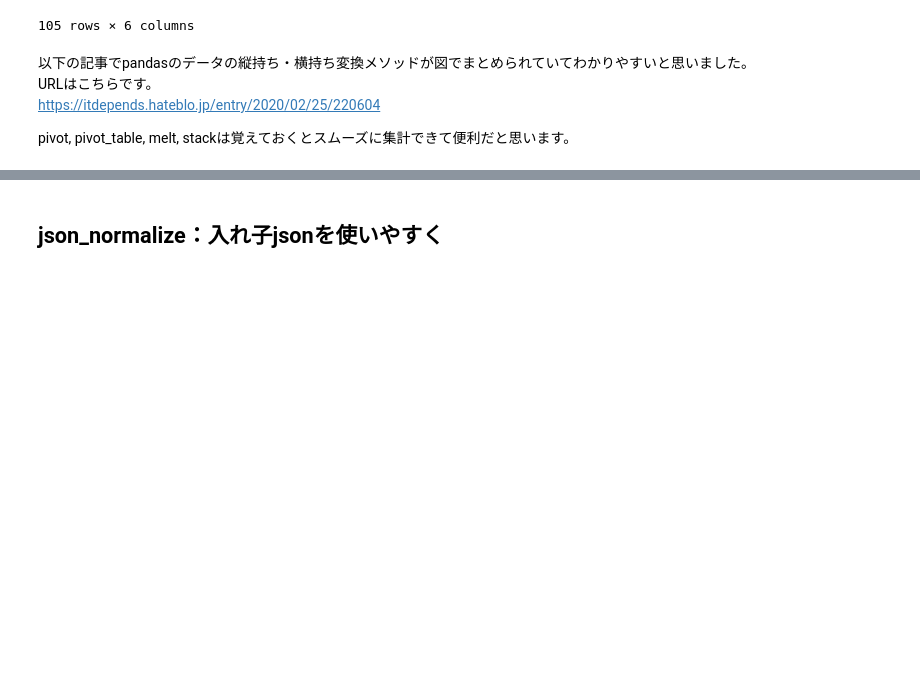
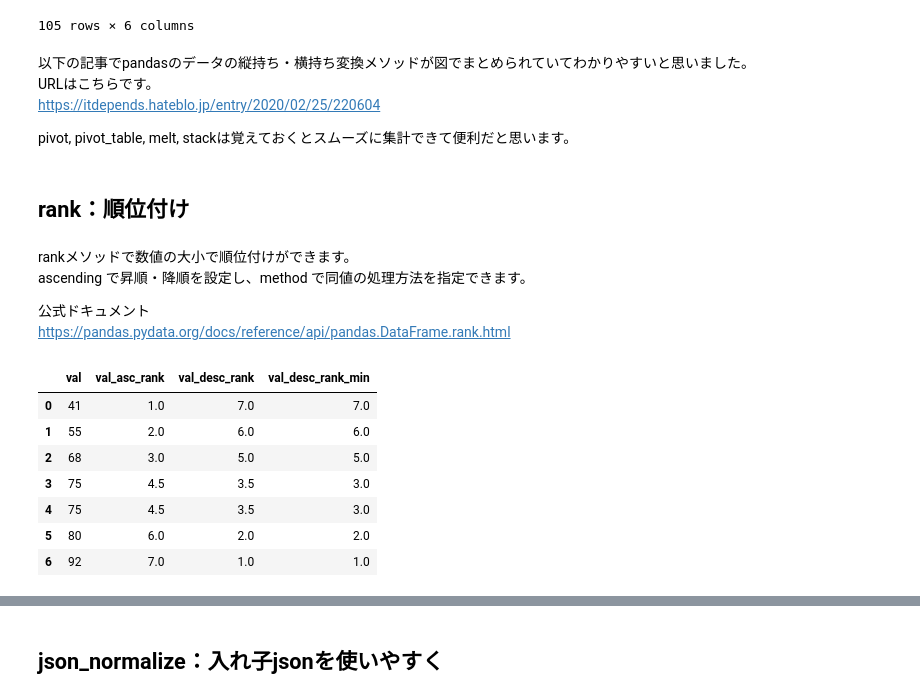
Before and after one commit to abay-qkt/pandas-tips-collection, a Jupyter notebook: pandas_tips_collection.ipynb, the cells around one changed output, grey strips where cells are left out. Cells and saved outputs as stored; diff of their text form; code cells hidden in the pictures; blank space fills up the shorter version.

Commit message:
rank,clip,cutの追加

```diff
--- a/pandas_tips_collection.ipynb
+++ b/pandas_tips_collection.ipynb
@@ -1198,3 +1187,30 @@ URLはこちらです。
 https://itdepends.hateblo.jp/entry/2020/02/25/220604
 
 pivot, pivot_table, melt, stackは覚えておくとスムーズに集計できて便利だと思います。
+# %% [markdown]
+## rank：順位付け
+# %% [markdown]
+rankメソッドで数値の大小で順位付けができます。
+ascending で昇順・降順を設定し、method で同値の処理方法を指定できます。
+
+公式ドキュメント
+https://pandas.pydata.org/docs/reference/api/pandas.DataFrame.rank.html
+# %%
+import pandas as pd
+# サンプルデータ
+df = pd.Series([41,55,68,75,75,80,92],name="val").to_frame()
+
+df["val_asc_rank"] = df["val"].rank() # 小さい順でランク付け。同値は平均順位を返す
+df["val_desc_rank"] = df["val"].rank(ascending=False) # 大きい順でランク付け。同値は平均順位を返す
+df["val_desc_rank_min"] = df["val"].rank(ascending=False,method='min')  # 同値同士は小さい側(高ランク側)の順位で統一
+
+df
+# %% [output]
+|  | val | val_asc_rank | val_desc_rank | val_desc_rank_min |
+| 0 | 41 | 1.0 | 7.0 | 7.0 |
+| 1 | 55 | 2.0 | 6.0 | 6.0 |
+| 2 | 68 | 3.0 | 5.0 | 5.0 |
+| 3 | 75 | 4.5 | 3.5 | 3.0 |
+| 4 | 75 | 4.5 | 3.5 | 3.0 |
+| 5 | 80 | 6.0 | 2.0 | 2.0 |
+| 6 | 92 | 7.0 | 1.0 | 1.0 |
```
Also changed, not shown: parts of 8 cells of this notebook.
